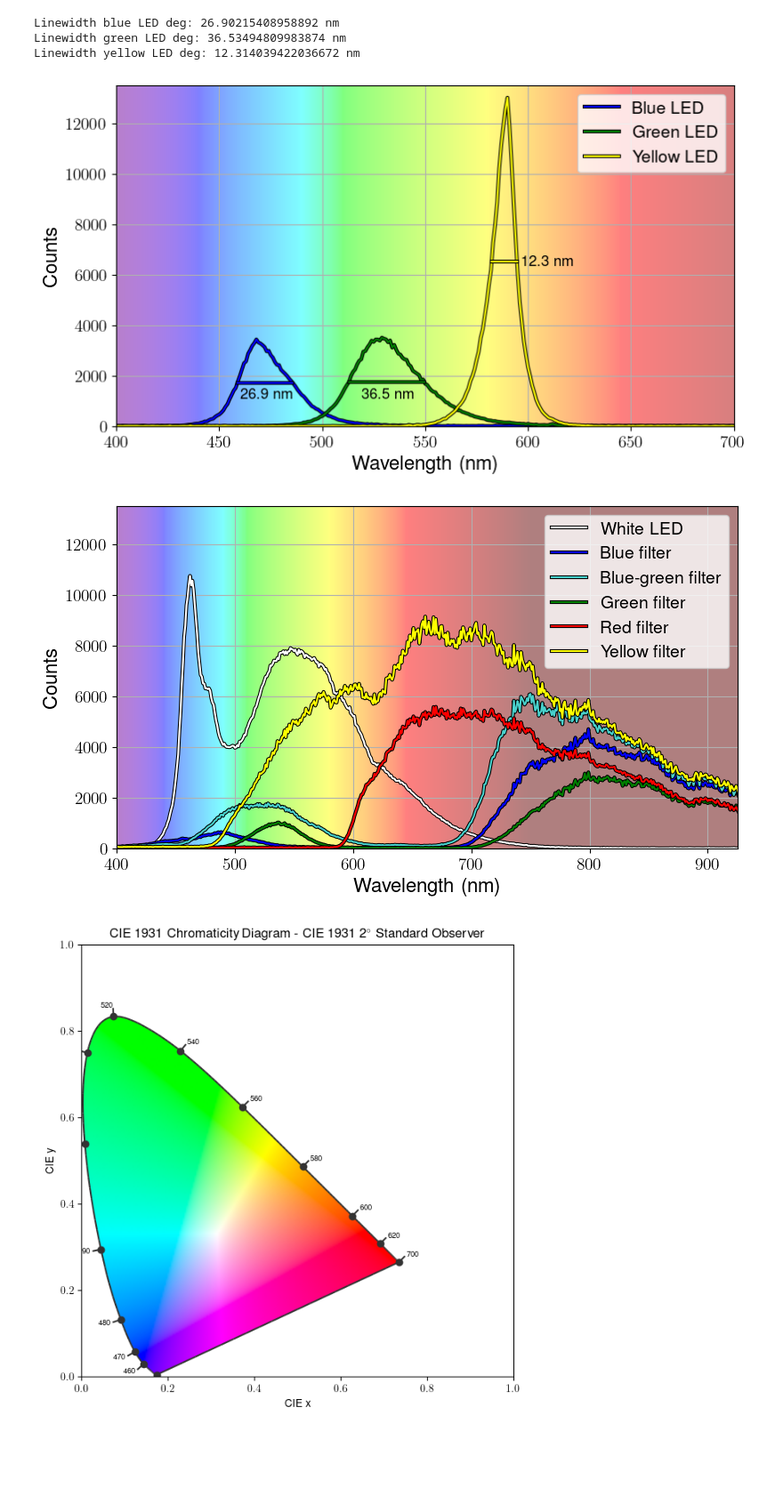
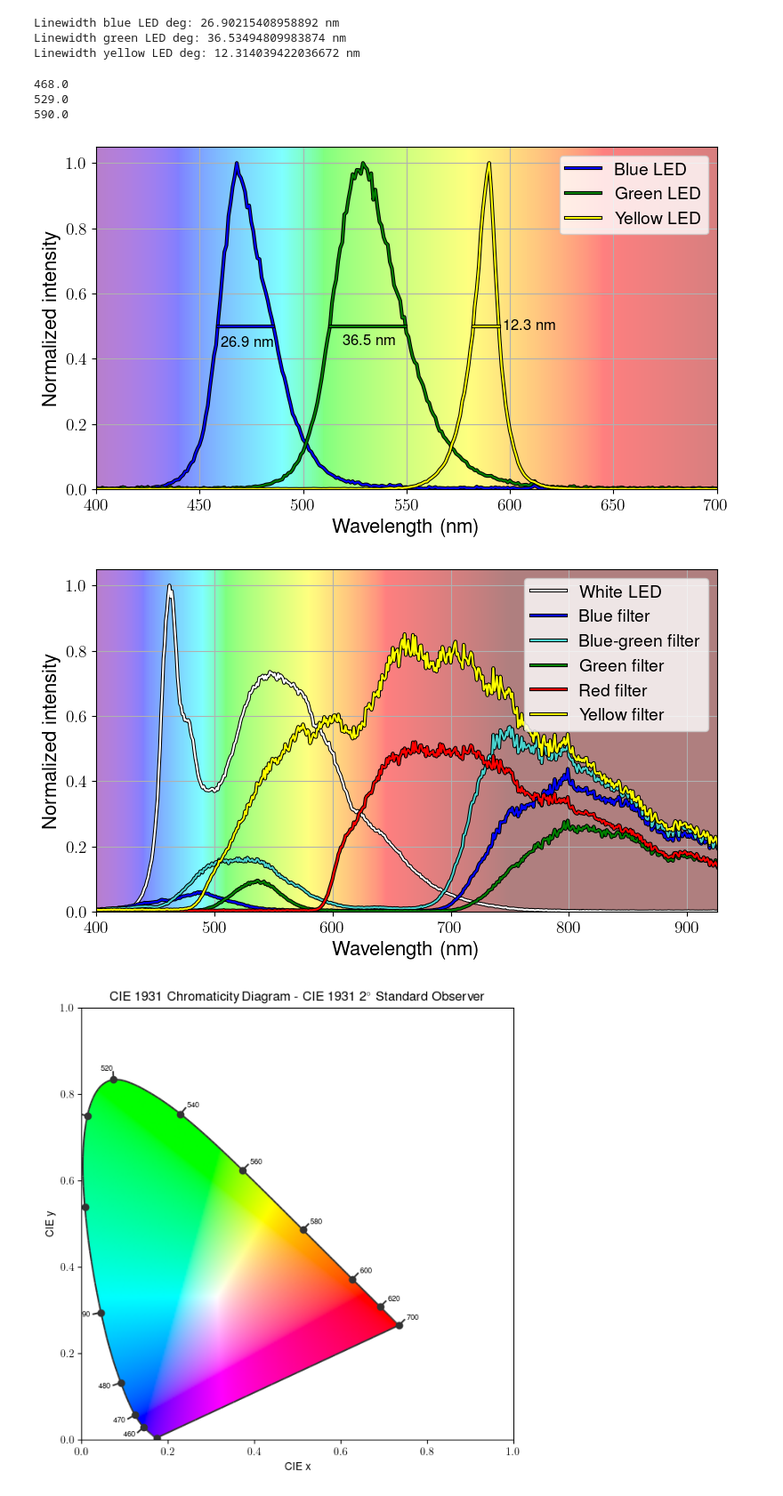
Before and after one commit to cahyadifelix/KU_Leuven_learn, a Jupyter notebook: Rad2Photonics_workshop/module2.ipynb, the cells around one changed output. Shown at 89% size. Cells and saved outputs as stored; diff of their text form; code cells hidden in the pictures; blank space fills up the shorter version.

```diff
--- a/Rad2Photonics_workshop/module2.ipynb
+++ b/Rad2Photonics_workshop/module2.ipynb
@@ -212,29 +220,40 @@ print(f"Linewidth yellow LED deg: {yellow_LED_lw} nm")
 Linewidth blue LED deg: 26.90215408958892 nm
 Linewidth green LED deg: 36.53494809983874 nm
 Linewidth yellow LED deg: 12.314039422036672 nm
+# %%
+print(blue_LED_wl[np.argmax(blue_LED_count)])
+print(green_LED_wl[np.argmax(green_LED_count)])
+print(yellow_LED_wl[np.argmax(yellow_LED_count)])
+# %% [output]
+468.0
+529.0
+590.0
 # %%
 fig3, ax3 = plt.subplots(nrows=1, ncols=1, figsize = (9,5))
 
-ax3.plot(blue_LED_wl, blue_LED_count, color = "blue", path_effects=[pe.Stroke(linewidth=3, foreground='black'), pe.Normal()])
-ax3.plot(green_LED_wl, green_LED_count, color = "green", path_effects=[pe.Stroke(linewidth=3, foreground='black'), pe.Normal()])
-ax3.plot(yellow_LED_wl, yellow_LED_count, color = "yellow", path_effects=[pe.Stroke(linewidth=3, foreground='black'), pe.Normal()])
-ax3.axhline(y = blue_LED_fwhm, xmin= blue_LED_left, xmax=blue_LED_right, color = "blue", path_effects=[pe.Stroke(linewidth=3, foreground='black'), pe.Normal()])
-ax3.axhline(y = green_LED_fwhm, xmin= green_LED_left, xmax=green_LED_right, color = "green", path_effects=[pe.Stroke(linewidth=3, foreground='black'), pe.Normal()])
-ax3.axhline(y = yellow_LED_fwhm, xmin= yellow_LED_left, xmax=yellow_LED_right, color = "yellow", path_effects=[pe.Stroke(linewidth=3, foreground='black'), pe.Normal()])
-ax3.text(460, 1100, "26.9 nm", fontsize = 12)
-ax3.text(519, 1100, "36.5 nm", fontsize = 12)
-ax3.text(597, 6350, "12.3 nm", fontsize = 12)
+ax3.plot(blue_LED_wl, blue_LED_count/max(blue_LED_count), color = "blue", path_effects=[pe.Stroke(linewidth=3, foreground='black'), pe.Normal()])
+ax3.plot(green_LED_wl, green_LED_count/max(green_LED_count), color = "green", path_effects=[pe.Stroke(linewidth=3, foreground='black'), pe.Normal()])
+ax3.plot(yellow_LED_wl, yellow_LED_count/max(yellow_LED_count), color = "yellow", path_effects=[pe.Stroke(linewidth=3, foreground='black'), pe.Normal()])
+ax3.axhline(y = blue_LED_fwhm/max(blue_LED_count), xmin= blue_LED_left, xmax=blue_LED_right, color = "blue", path_effects=[pe.Stroke(linewidth=3, foreground='black'), pe.Normal()])
+ax3.axhline(y = green_LED_fwhm/max(green_LED_count), xmin= green_LED_left, xmax=green_LED_right, color = "green", path_effects=[pe.Stroke(linewidth=3, foreground='black'), pe.Normal()])
+ax3.axhline(y = yellow_LED_fwhm/max(yellow_LED_count), xmin= yellow_LED_left, xmax=yellow_LED_right, color = "yellow", path_effects=[pe.Stroke(linewidth=3, foreground='black'), pe.Normal()])
+ax3.text(460, 1500/max(blue_LED_count), "26.9 nm", fontsize = 12)
+ax3.text(519, 1550/max(green_LED_count), "36.5 nm", fontsize = 12)
+ax3.text(597, 6350/max(yellow_LED_count), "12.3 nm", fontsize = 12)
 ax3.legend(["Blue LED", "Green LED", "Yellow LED"], fontsize = 14)
 ax3.grid(True)
 ax3.set_xlabel("Wavelength (nm)", fontsize = 16)
-ax3.set_ylabel("Counts", fontsize = 16)
+ax3.set_ylabel("Normalized intensity", fontsize = 16)
 ax3.tick_params("both", labelsize = 14)
 ax3.set_xlim([400,700])
-ax3.set_ylim([-1,13500])
+ax3.set_ylim([0,1.05])
 ax3.pcolormesh(COUNT, WL, colorgrid, alpha = 0.5)
+
+plt.savefig('./Image_res/Color_LED_spectrum.svg', format = 'svg', dpi = 1200)
+
 plt.show()
 # %% [output]
-[figure, old version]
+[figure, new version]
 # %%
 white_LED = str2float(pd.read_table("./data/white_LED_0901140U1.TXT", skiprows=6, delimiter=";").replace(to_replace="   Not Available", value = np.NaN))
 white_LED_clean = white_LED.loc[white_LED["[counts] "].notnull()].reset_index()
@@ -264,24 +283,28 @@ yellow_filter_count = np.array(yellow_filter_clean["[counts] "], dtype=np.float6
 # %%
 
 fig4, ax4 = plt.subplots(nrows=1, ncols=1, figsize = (9,5))
 
-ax4.plot(white_LED_wl, white_LED_count, color = "white", path_effects=[pe.Stroke(linewidth=3, foreground='black'), pe.Normal()])
-ax4.plot(blue_filter_wl, blue_filter_count, color = "blue", path_effects=[pe.Stroke(linewidth=3, foreground='black'), pe.Normal()])
-ax4.plot(bluegreen_filter_wl, bluegreen_filter_count, color = "mediumturquoise", path_effects=[pe.Stroke(linewidth=3, foreground='black'), pe.Normal()])
-ax4.plot(green_filter_wl, green_filter_count, color = "green", path_effects=[pe.Stroke(linewidth=3, foreground='black'), pe.Normal()])
-ax4.plot(red_filter_wl, red_filter_count, color = "red", path_effects=[pe.Stroke(linewidth=3, foreground='black'), pe.Normal()])
-ax4.plot(yellow_filter_wl, yellow_filter_count, color = "yellow", path_effects=[pe.Stroke(linewidth=3, foreground='black'), pe.Normal()])
+ax4.plot(white_LED_wl, white_LED_count/max(white_LED_count), color = "white", path_effects=[pe.Stroke(linewidth=3, foreground='black'), pe.Normal()])
+ax4.plot(blue_filter_wl, blue_filter_count/max(white_LED_count), color = "blue", path_effects=[pe.Stroke(linewidth=3, foreground='black'), pe.Normal()])
+ax4.plot(bluegreen_filter_wl, bluegreen_filter_count/max(white_LED_count), color = "mediumturquoise", path_effects=[pe.Stroke(linewidth=3, foreground='black'), pe.Normal()])
+ax4.plot(green_filter_wl, green_filter_count/max(white_LED_count), color = "green", path_effects=[pe.Stroke(linewidth=3, foreground='black'), pe.Normal()])
+ax4.plot(red_filter_wl, red_filter_count/max(white_LED_count), color = "red", path_effects=[pe.Stroke(linewidth=3, foreground='black'), pe.Normal()])
+ax4.plot(yellow_filter_wl, yellow_filter_count/max(white_LED_count), color = "yellow", path_effects=[pe.Stroke(linewidth=3, foreground='black'), pe.Normal()])
 ax4.legend(["White LED", "Blue filter", "Blue-green filter", "Green filter", "Red filter", "Yellow filter"], fontsize = 14)
 ax4.grid(True)
 ax4.set_xlabel("Wavelength (nm)", fontsize = 16)
-ax4.set_ylabel("Counts", fontsize = 16)
+ax4.set_ylabel("Normalized intensity", fontsize = 16)
 ax4.tick_params("both", labelsize = 14)
 ax4.set_xlim([400,925])
-ax4.set_ylim([-1,13500])
+ax4.set_ylim([0,1.05])
 ax4.pcolormesh(COUNT, WL, colorgrid, alpha = 0.5)
+
+plt.savefig('./Image_res/White_LED_spectrum.svg', format = 'svg', dpi = 1200)
+
+
 plt.show()
 # %% [output]
-[figure, old version]
+[figure, new version]
 # %%
 def normalize_coor(coor):
     return np.array(coor)/np.sum(coor)
```
Also changed, not shown: parts of 2 cells of this notebook, 19 other files.
